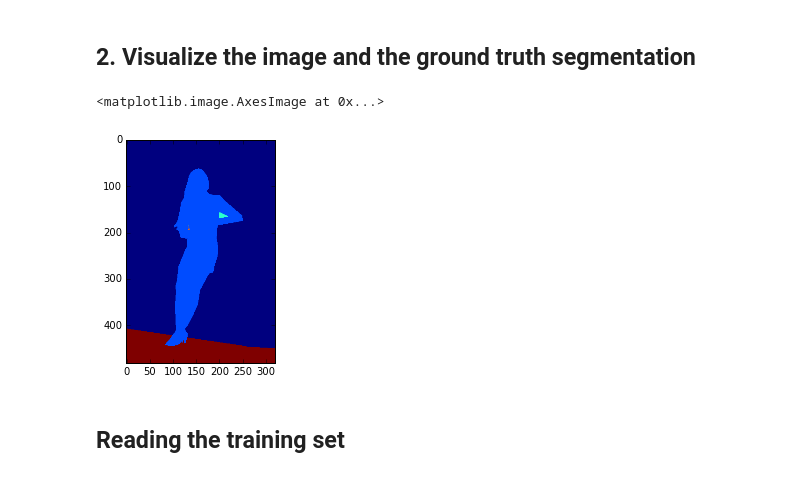
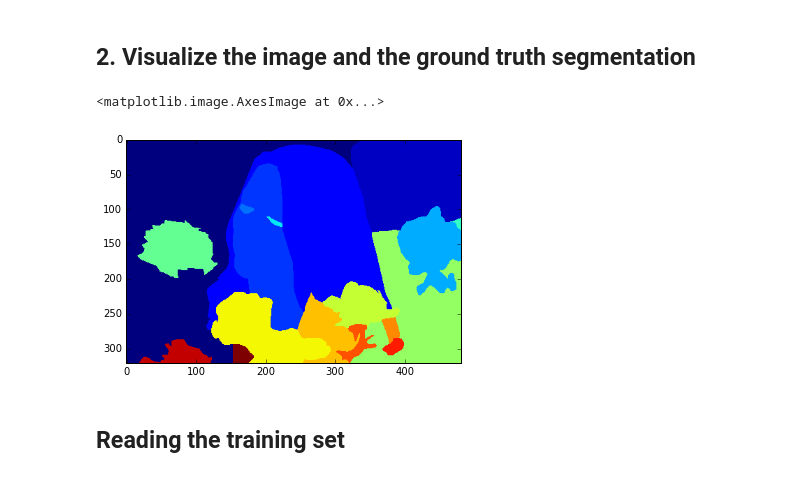
Before and after one commit to MohamedEsssam/Image-Segmentation, a Jupyter notebook: Image Segmentation.ipynb, the cells around one changed output. Saved outputs shown, nothing was run; the diff lists cells and outputs as text; code cells hidden in the pictures.

```diff
--- a/Image Segmentation.ipynb
+++ b/Image Segmentation.ipynb
@@ -13,12 +14,14 @@ import scipy.io
 ## 2. Visualize the image and the ground truth segmentation
 # %%
 #read a single ground truth file for a specific image
-mat = scipy.io.loadmat('E:/TERM/TERM8/Pattern Recognition/Assignments/Assignment2/BSR/BSDS500/data/groundTruth/train/388016.mat')
+mat = scipy.io.loadmat('E:/TERM/TERM8/Pattern Recognition/Assignments/Assignment2/BSR/BSDS500/data/groundTruth/train/239096.mat')
 # %%
-plt.imshow(mat['groundTruth'][0][1][0][0][0])
+ground_truth = mat['groundTruth'][0][4][0][0][0]
+plt.imshow(ground_truth)
+#plt.imshow(mat['groundTruth'][0][4][0][0][0])
 # %% [output]
 <matplotlib.image.AxesImage at 0x...>
-[figure, old version]
+[figure, new version]
 # %%
 #print(mat['groundTruth'][0][1][0][0][0])
 # %% [markdown]
```
Also changed, not shown: parts of 44 cells of this notebook.
